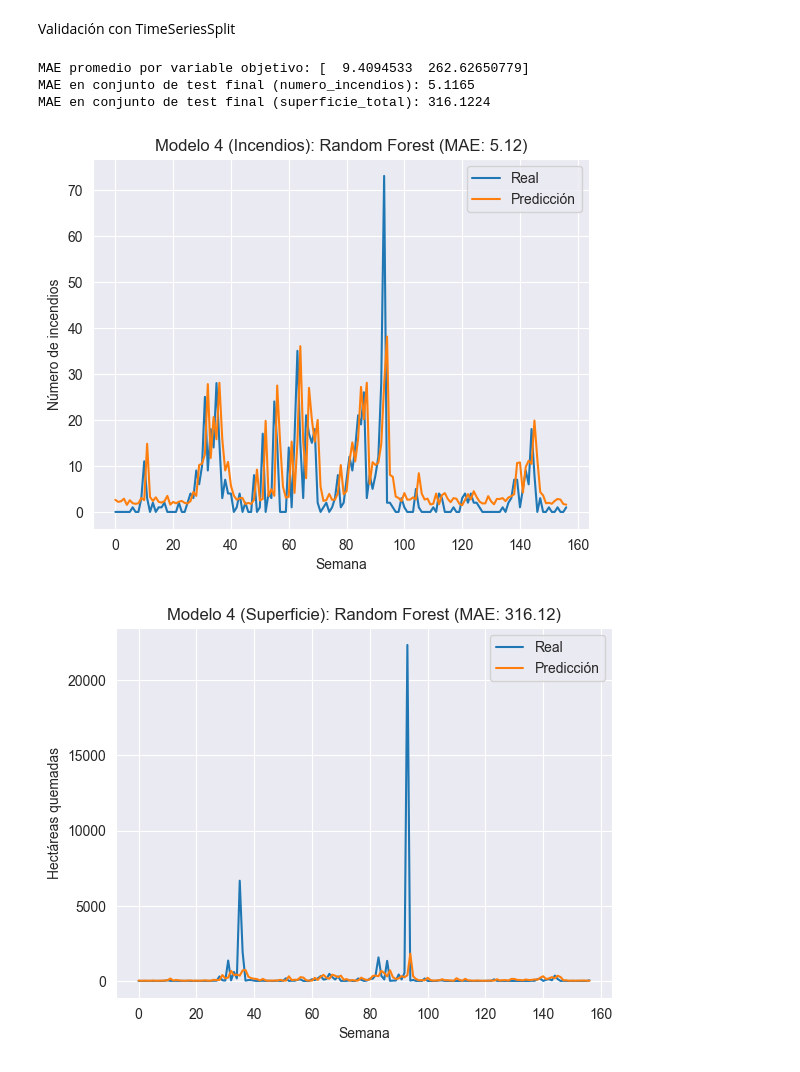
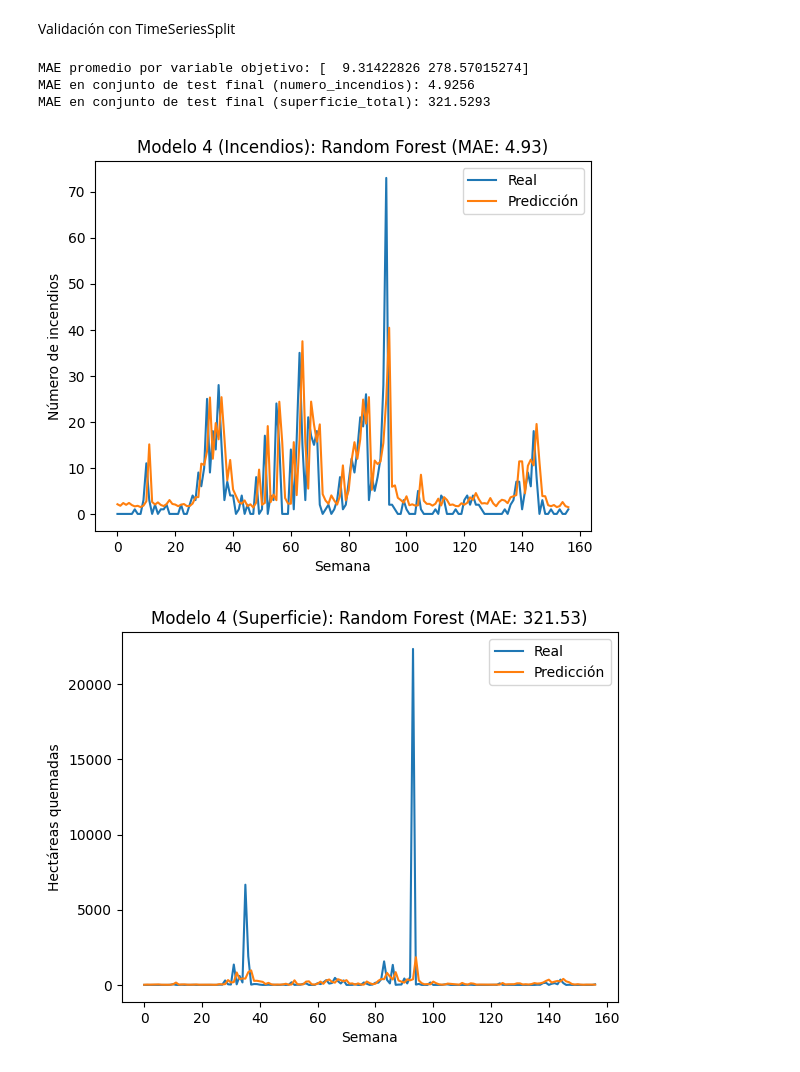
Before and after one commit to JozsefIvanGafo/4-Year-Q1-iao-project-Prediction-of-Forest-fires-in-Galicia-Spain2024-UC3M, a Jupyter notebook: prediction_time_series.ipynb, the cells around one changed output. Saved outputs shown, nothing was run; the diff lists cells and outputs as text; code cells hidden in the pictures.

```diff
--- a/prediction_time_series.ipynb
+++ b/prediction_time_series.ipynb
@@ -573,7 +573,7 @@ target_vars = ["numero_incendios", "superficie_total"]
 exogenous_vars = []
 
 # Supongamos que df_train ya contiene estas variables
-n_weeks = 5  # Número de semanas previas
+n_weeks = 10  # Número de semanas previas
 df_windowed_train = create_windowed_dataframe(df_train, n_weeks, target_vars, exogenous_vars)
 
 # Concatenar las últimas n semanas del train al inicio del test para poder predecir las primeras semanas de test
@@ -886,7 +887,7 @@ exogenous_vars = ["Temp Media (oC)_mean", "Temp Media (oC)_var", "Temp Max (oC)_
                   "VelVientoMax (m/s)_mean", "VelVientoMax (m/s)_var", "Precipitacion (mm)_mean", "Precipitacion (mm)_var"]
 
 # Supongamos que df_train ya contiene estas variables
-n_weeks = 5  # Número de semanas previas
+n_weeks = 10  # Número de semanas previas
 df_windowed_train_full = create_windowed_dataframe(df_train_full, n_weeks, target_vars, exogenous_vars)
 
 # Concatenar las últimas n semanas del train al inicio del test para poder predecir las primeras semanas de test
@@ -894,5 +895,5 @@ df_test_extended_full = pd.concat([df_train_full.iloc[-n_weeks:], df_test_full])
 df_windowed_test_full = create_windowed_dataframe(df_test_extended_full, n_weeks, target_vars, exogenous_vars)
 
 # Revisar los primeros registros
-df_windowed_test_full.head()
+df_windowed_train_full.head()
 # %% [output]
@@ -968,37 +969,37 @@ y_pred_test = rf.predict(X_test)
 # Evaluar en el conjunto de test final
 final_mae1 = mean_absolute_error(y_test["numero_incendios"], y_pred_test[:, 0])
 final_mae2 = mean_absolute_error(y_test["superficie"], y_pred_test[:, 1])
 
 # Resultados
 print(f"MAE en conjunto de test final (numero_incendios): {final_mae1:.4f}")
 print(f"MAE en conjunto de test final (superficie_total): {final_mae2:.4f}")
 # print(f"Predicciones en conjunto de test: {y_pred_test}")
 
 # plt.plot(y_test, label="Real")
 # plt.plot(y_pred_test, label="Predicción")
 # plt.legend()
 # plt.show()
 
 plt.figure()
 plt.plot(y_test["numero_incendios"].values, label="Real")
 plt.plot(y_pred_test[:, 0], label="Predicción")
 plt.legend()
 plt.xlabel("Semana")
 plt.ylabel("Número de incendios")
-plt.title("Modelo 4 (Incendios): Random Forest (MAE: 5.12)")
+plt.title("Modelo 4 (Incendios): Random Forest (MAE: 4.93)")
 plt.show()
 
 plt.figure()
 plt.plot(y_test["superficie"].values, label="Real")
 plt.plot(y_pred_test[:, 1], label="Predicción")
 plt.legend()
 plt.xlabel("Semana")
 plt.ylabel("Hectáreas quemadas")
-plt.title("Modelo 4 (Superficie): Random Forest (MAE: 316.12)")
+plt.title("Modelo 4 (Superficie): Random Forest (MAE: 321.53)")
 plt.show()
 # %% [output]
-MAE promedio por variable objetivo: [  9.4094533  262.62650779]
-MAE en conjunto de test final (numero_incendios): 5.1165
-MAE en conjunto de test final (superficie_total): 316.1224
+MAE promedio por variable objetivo: [  9.31422826 278.57015274]
+MAE en conjunto de test final (numero_incendios): 4.9256
+MAE en conjunto de test final (superficie_total): 321.5293
-[figure, old version]
+[figure, new version]
-[figure, old version]
+[figure, new version]
```
Also changed, not shown: parts of 10 cells of this notebook.
